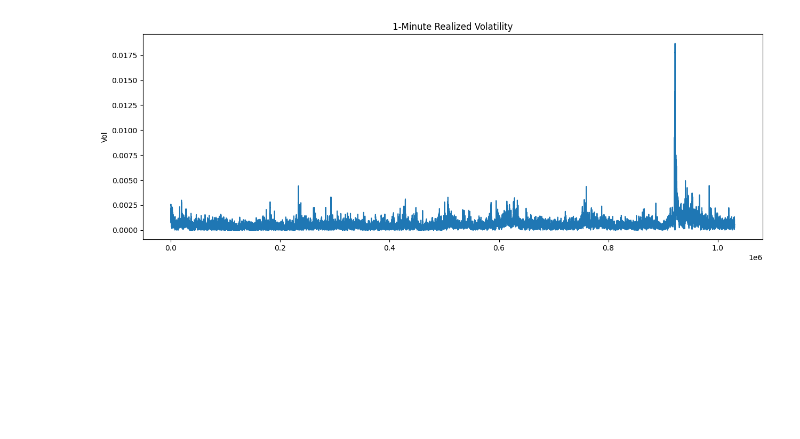
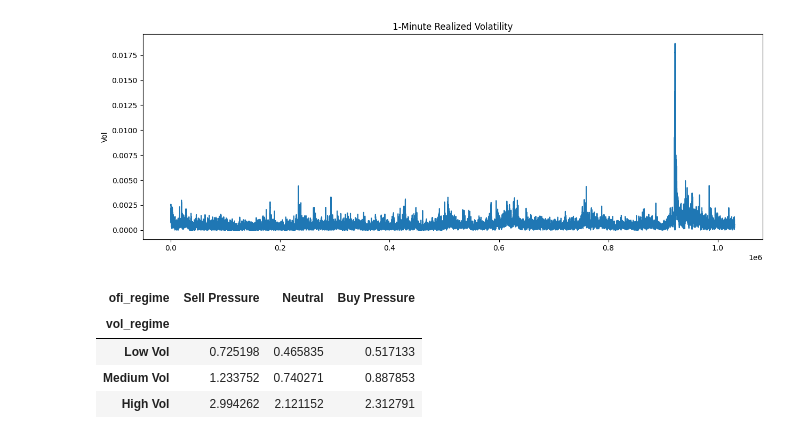
Before and after one commit to nicky5851/execution-simulator, a Jupyter notebook: notebooks/02_microstructure_features.ipynb, the cells around one changed output. Cells and saved outputs as stored; diff of their text form; code cells hidden in the pictures; blank space fills up the shorter version.

```diff
--- a/notebooks/02_microstructure_features.ipynb
+++ b/notebooks/02_microstructure_features.ipynb
@@ -90,3 +90,31 @@ plt.ylabel("Vol")
 plt.show()
 # %% [output]
 [figure]
+# %%
+# Volatility regimes based on quantiles
+df['vol_regime'] = pd.qcut(
+    df['vol_60s'],
+    q=3,
+    labels=['Low Vol', 'Medium Vol', 'High Vol']
+)
+# %%
+df['ofi_regime'] = pd.cut(
+    df['nOFI'],
+    bins=[-1, -0.3, 0.3, 1],
+    labels=['Sell Pressure', 'Neutral', 'Buy Pressure']
+)
+# %%
+regime_stats = (
+    df
+    .groupby(['vol_regime', 'ofi_regime'])['spread']
+    .mean()
+    .unstack()
+)
+
+regime_stats
+# %% [output]
+| ofi_regime | Sell Pressure | Neutral | Buy Pressure |
+| vol_regime |  |  |  |
+| Low Vol | 0.725198 | 0.465835 | 0.517133 |
+| Medium Vol | 1.233752 | 0.740271 | 0.887853 |
+| High Vol | 2.994262 | 2.121152 | 2.312791 |
```
Also changed, not shown: 1 other file.
